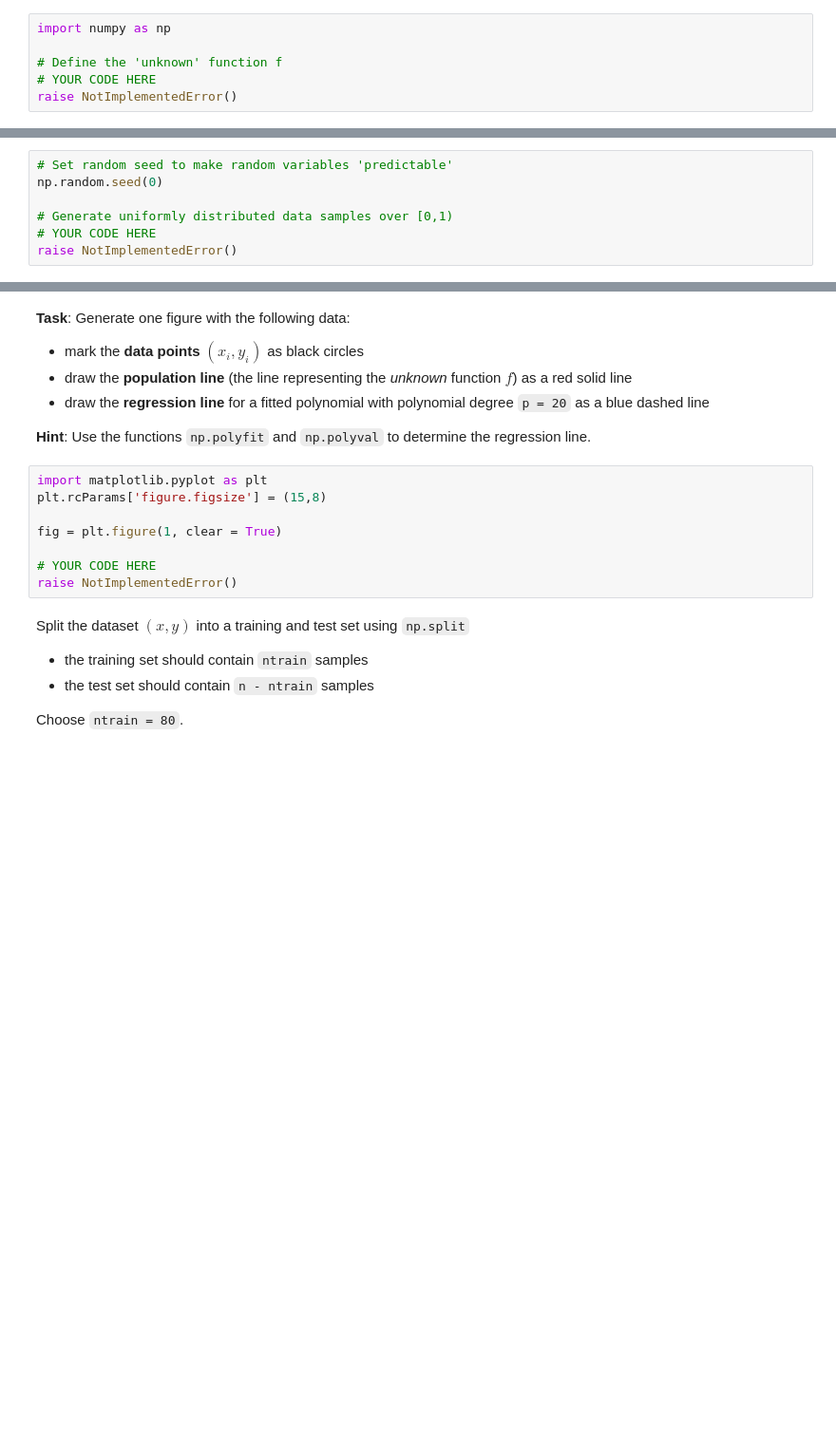
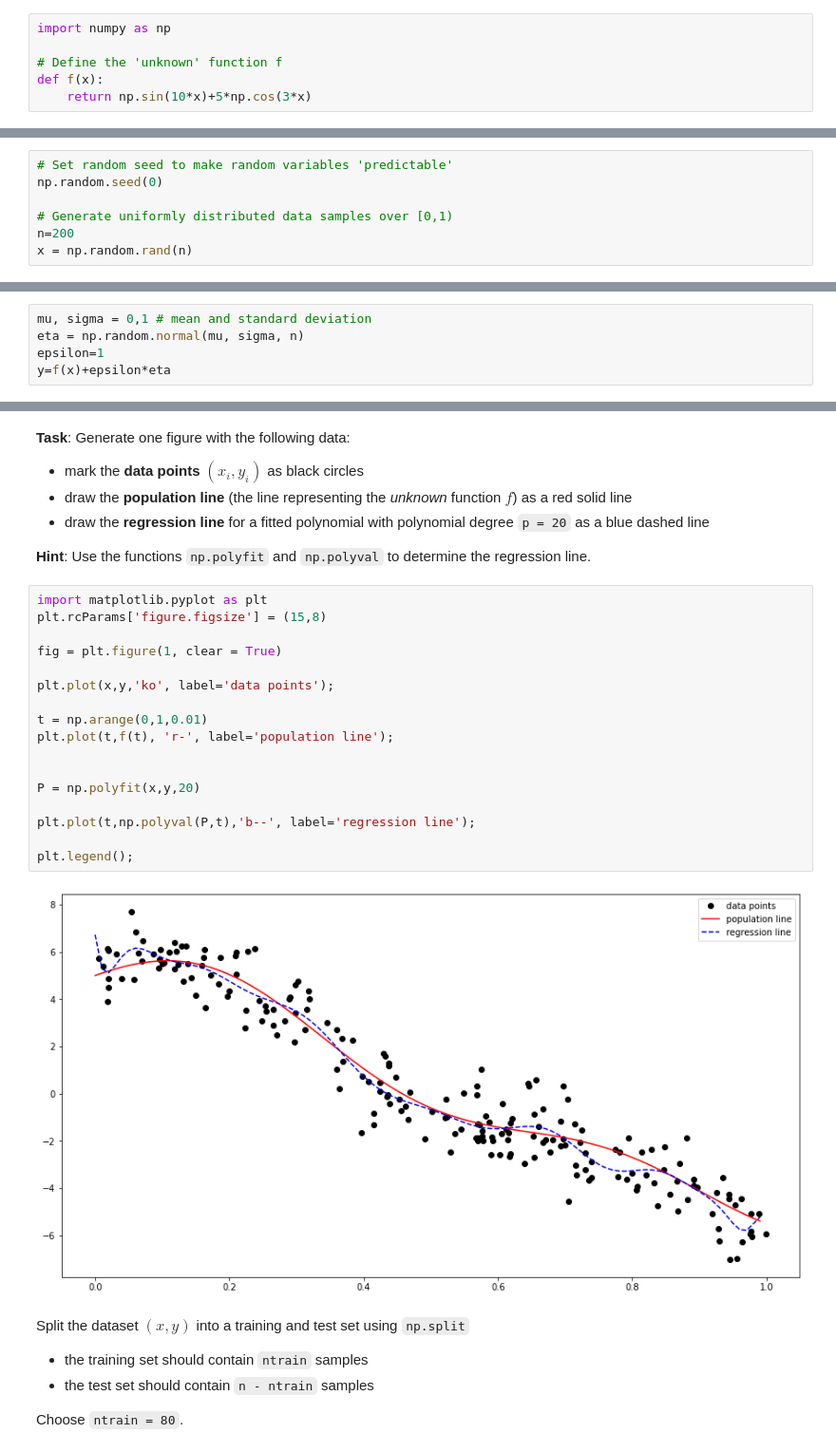
Before and after one commit to samyarmodabber/TUC, a Jupyter notebook: Introduction to Data Science/HW Solution/ps4/ps4_amod_problem1.ipynb, the cells around one changed output, grey strips where cells are left out. Shown: that part at 95% size. Cells and saved outputs as stored; diff of their text form; blank space fills up the shorter version.

```diff
--- a/Introduction to Data Science/HW Solution/ps4/ps4_amod_problem1.ipynb
+++ b/Introduction to Data Science/HW Solution/ps4/ps4_amod_problem1.ipynb
@@ -156,8 +188,8 @@ using `numpy`.
 import numpy as np
 
 # Define the 'unknown' function f
-# YOUR CODE HERE
-raise NotImplementedError()
+def f(x):
+    return np.sin(10*x)+5*np.cos(3*x)
 # %%
 assert(np.abs(f(np.pi)+5) < 1e-8)
 assert(np.abs(f(np.pi/2)) < 1e-8)
@@ -170,8 +202,8 @@ assert(np.abs(f(2) - 5.71) < 1e-2)
 np.random.seed(0)
 
 # Generate uniformly distributed data samples over [0,1)
-# YOUR CODE HERE
-raise NotImplementedError()
+n=200
+x = np.random.rand(n)
 # %%
 assert n == 200
 assert np.abs(x.mean() - 0.5004377979051402) < 1e-8
@@ -190,3 +219,8 @@ raise NotImplementedError()
+# %%
+mu, sigma = 0,1 # mean and standard deviation
+eta = np.random.normal(mu, sigma, n)
+epsilon=1
+y=f(x)+epsilon*eta
 # %%
 assert y.shape == (200,)
 assert np.abs(y.mean() - 0.2748887916140714) < 1e-8
@@ -197,14 +231,25 @@ assert np.abs(y.mean() - 0.2748887916140714) < 1e-8
 * draw the **regression line** for a fitted polynomial with polynomial degree `p = 20` as a blue dashed line
 
 **Hint**: Use the functions `np.polyfit` and `np.polyval` to determine the regression line.
-# %%
-import matplotlib.pyplot as plt
-plt.rcParams['figure.figsize'] = (15,8)
-
-fig = plt.figure(1, clear = True)
-
-# YOUR CODE HERE
-raise NotImplementedError()
+# %%
+import matplotlib.pyplot as plt
+plt.rcParams['figure.figsize'] = (15,8)
+
+fig = plt.figure(1, clear = True)
+
+plt.plot(x,y,'ko', label='data points');
+
+t = np.arange(0,1,0.01)
+plt.plot(t,f(t), 'r-', label='population line');
+
+
+P = np.polyfit(x,y,20)
+
+plt.plot(t,np.polyval(P,t),'b--', label='regression line');
+
+plt.legend();
+# %% [output]
+[figure, added]
 # %% [markdown]
 Split the dataset $(x,y)$ into a training and test set using `np.split`
 - the training set should contain `ntrain` samples
```
Also changed, not shown: parts of 17 cells of this notebook, 17 other files.
